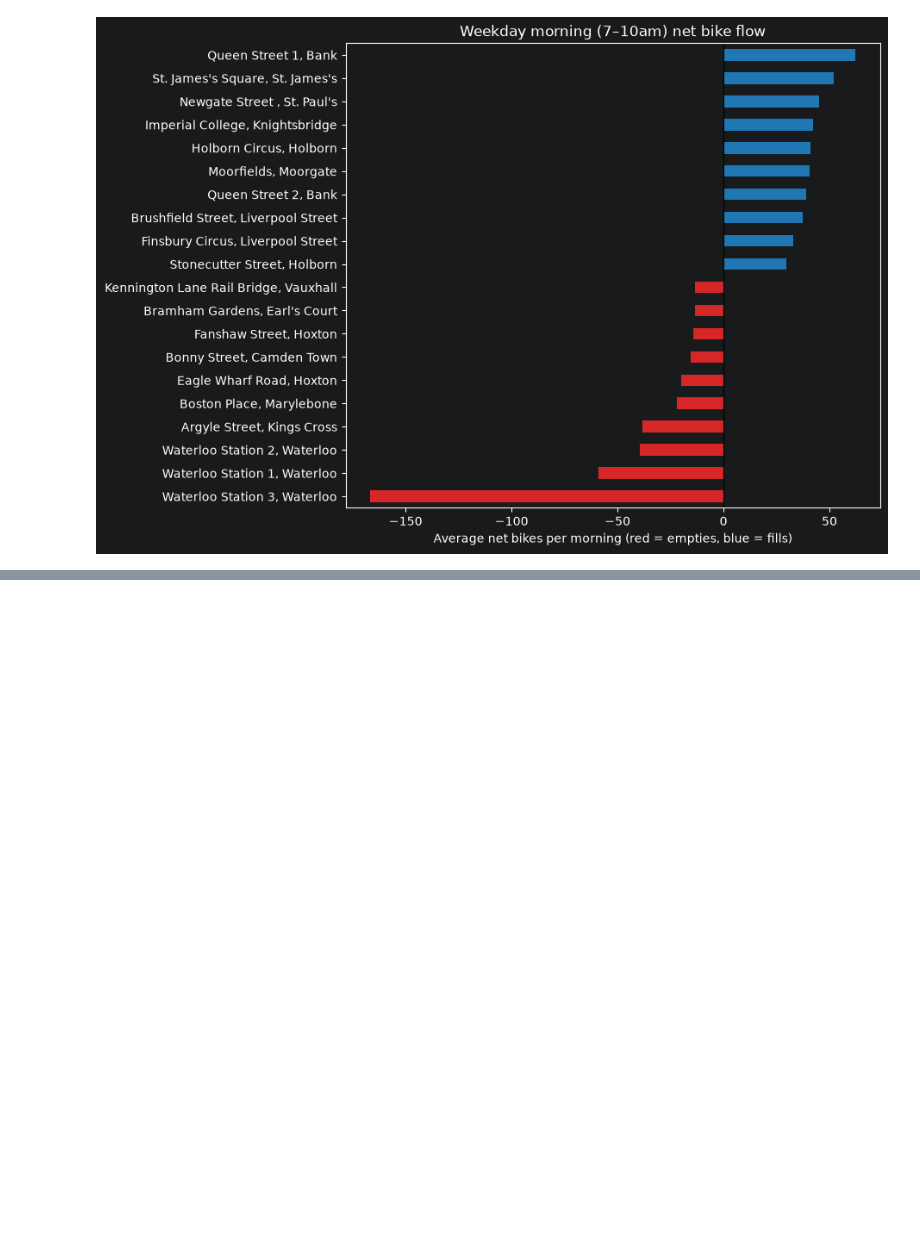
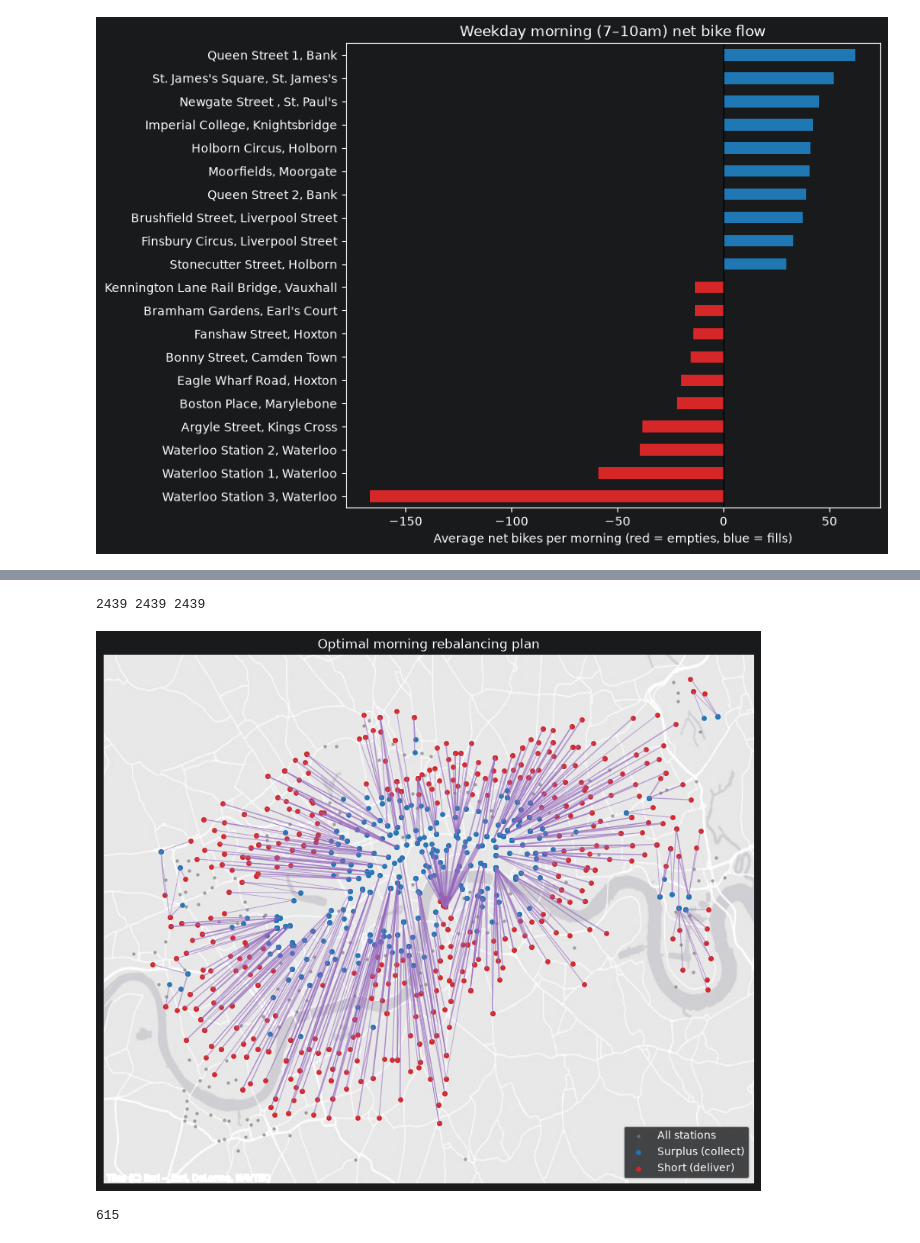
Before and after one commit to TomHarrison561/LondonBikeShareOptimisation, a Jupyter notebook: notebooks/analysis.ipynb, the cells around one changed output, grey strips where cells are left out. Saved outputs shown, nothing was run; the diff lists cells and outputs as text; code cells hidden in the pictures; blank space fills up the shorter version.

Commit message:
added ridge regression and optimised transfer of bikes across stations

```diff
--- a/notebooks/analysis.ipynb
+++ b/notebooks/analysis.ipynb
@@ -63,0 +103,45 @@ plt.show()
+# %%
+print(optimal["bikes"].sum(), greedy["bikes"].sum(), problem.total)
+# %% [output]
+2439 2439 2439
+# %%
+import contextily as ctx
+import numpy as np
+
+def to_web_mercator(lat, lon):
+    R = 6378137
+    x = np.radians(lon) * R
+    y = np.log(np.tan(np.pi / 4 + np.radians(lat) / 2)) * R
+    return x, y
+
+coords = flow.set_index("station_id")[["lat", "lon"]]
+plan = (optimal
+        .join(coords, on="from_id")
+        .join(coords, on="to_id", lsuffix="_from", rsuffix="_to"))
+
+all_x, all_y = to_web_mercator(flow["lat"], flow["lon"])
+plan["x_from"], plan["y_from"] = to_web_mercator(plan["lat_from"], plan["lon_from"])
+plan["x_to"], plan["y_to"] = to_web_mercator(plan["lat_to"], plan["lon_to"])
+
+fig, ax = plt.subplots(figsize=(11, 9))
+ax.scatter(all_x, all_y, s=5, color="grey", alpha=0.6, label="All stations")
+for r in plan.itertuples():
+    ax.plot([r.x_from, r.x_to], [r.y_from, r.y_to],
+            color="tab:purple", alpha=0.6, linewidth=0.5 + r.bikes / 10)
+ax.scatter(plan["x_from"], plan["y_from"], s=15, color="tab:blue", label="Surplus (collect)")
+ax.scatter(plan["x_to"], plan["y_to"], s=15, color="tab:red", label="Short (deliver)")
+
+ctx.set_cache_dir("/tmp/contextily_cache")
+ctx.add_basemap(ax, source=ctx.providers.Esri.WorldGrayCanvas)
+ax.set_axis_off()
+ax.set_title("Optimal morning rebalancing plan")
+ax.legend(loc="lower right")
+plt.savefig(FIG_DIR / "rebalancing_plan.png", dpi=150, bbox_inches="tight")
+plt.show()
+# %% [output]
+[figure, added]
+# %%
+optimal.to_sql("rebalancing_plan", db.engine, schema="clean",
+               if_exists="replace", index=False)
+# %% [output]
+615
```
Also changed, not shown: parts of 2 cells of this notebook, 2 other files.
